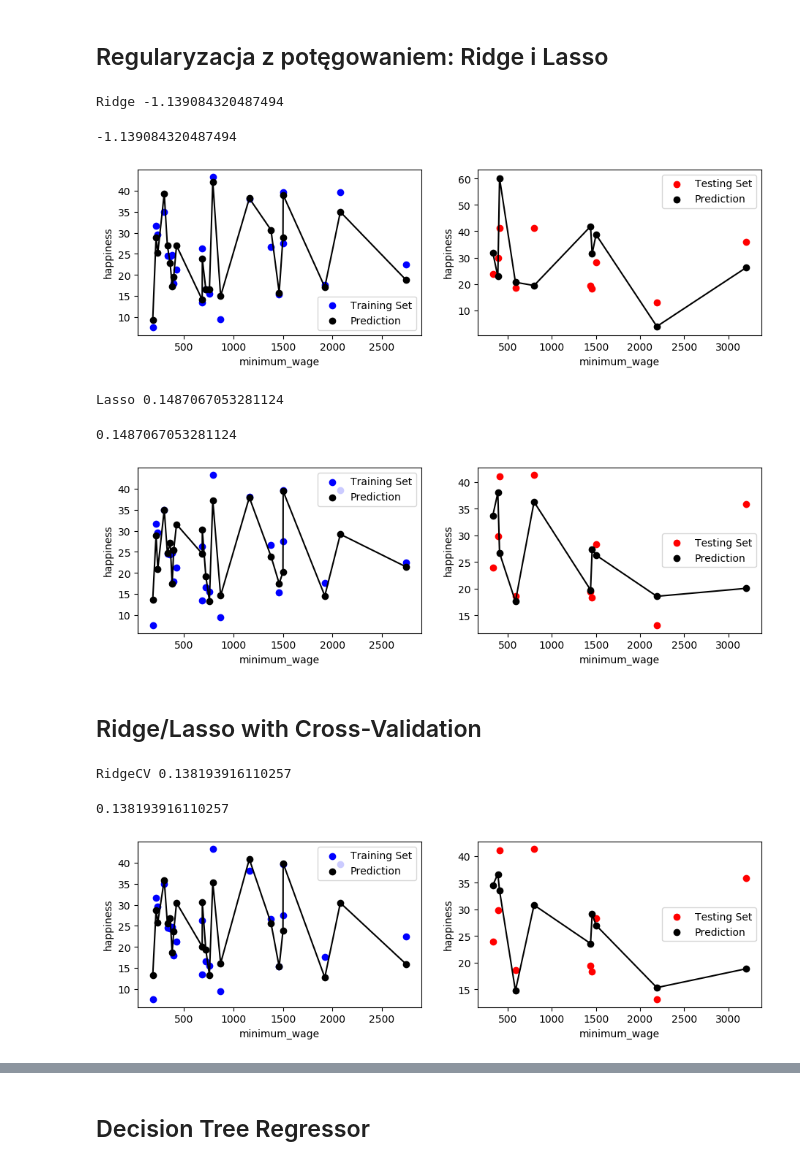
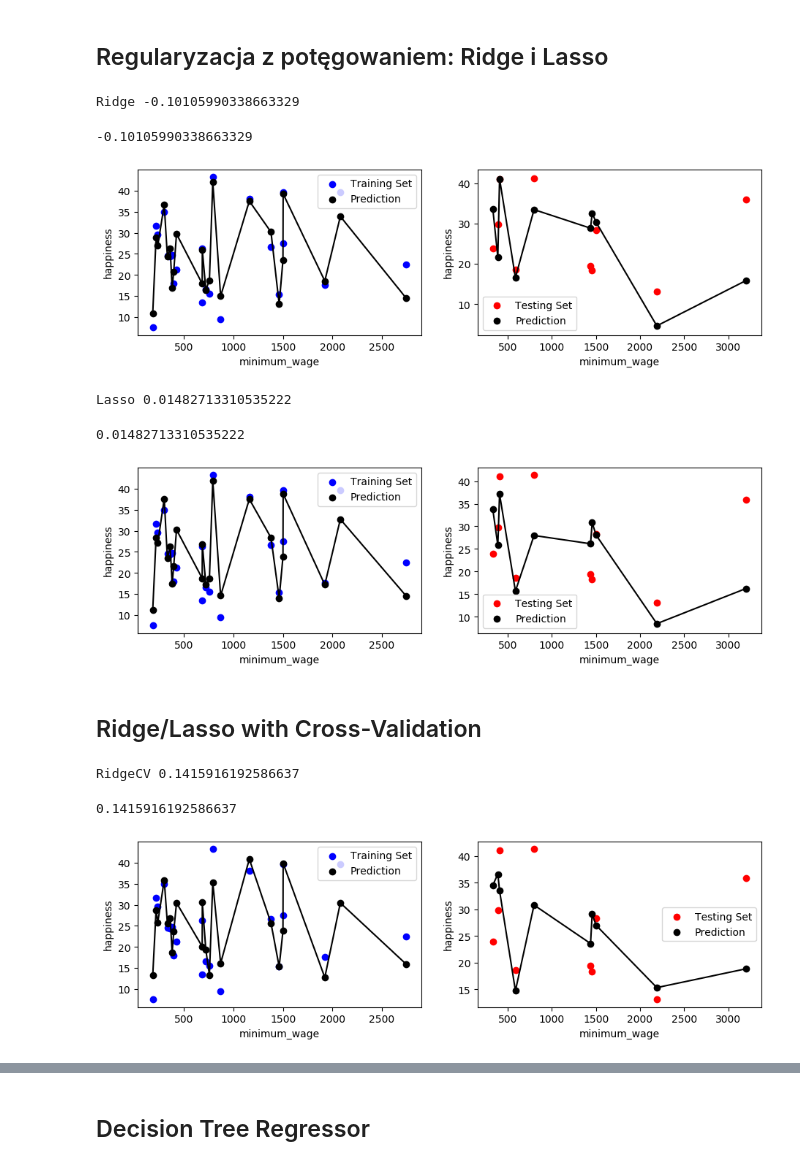
Before and after one commit to McCastles/MED-project, a Jupyter notebook: Regression.ipynb, the cells around one changed output, grey strips where cells are left out. Drawn from its saved outputs; the diff is of its cells as text; code cells hidden in the pictures.

```diff
--- a/Regression.ipynb
+++ b/Regression.ipynb
@@ -65,6 +65,9 @@ X_train, X_test, y_train, y_test = split(df)
 # %% [markdown]
 Tę funkcję będziemy używali do wyznaczania tego, jak dobrze działają różne modele regresji.
 # %%
+from sklearn.metrics import explained_variance_score
+from sklearn.metrics import accuracy_score
+
 def check_regressor(reg_model, X_train, X_test, y_train, y_test, graph=True, verbose=True, tree=False, x_feature = 'minimum_wage'):
 
     reg_model.fit(X_train, y_train)
@@ -72,7 +75,10 @@ def check_regressor(reg_model, X_train, X_test, y_train, y_test, graph=True, ver
     y_dopas = reg_model.predict(X_train)
     y_pred = reg_model.predict(X_test)
 
-    score = reg_model.score(X_test, y_test)
+
+    score = explained_variance_score(y_test, y_pred)
+#     score = accuracy_score(y_test, y_pred)
+#     score = reg_model.score(X_test, y_test)
 
     if verbose:
         print(reg_model.__class__.__name__, score)
@@ -217,19 +223,19 @@ k = 3
 X_train_2 = produce_matrix(X_train, k)
 X_test_2 = produce_matrix(X_test, k)
 # %%
-ridge = Ridge(alpha=0.01)
+ridge = Ridge(alpha=640.1)
 check_regressor(ridge, X_train_2, X_test_2, y_train, y_test, graph=True)
 # %% [output]
-Ridge -1.139084320487494
+Ridge -0.10105990338663329
--1.139084320487494
+-0.10105990338663329
-[figure, old version]
+[figure, new version]
 # %%
-lasso = Lasso(alpha=1000)
+lasso = Lasso(alpha=8.1)
 check_regressor(lasso, X_train_2, X_test_2, y_train, y_test, graph=True)
 # %% [output]
-Lasso 0.1487067053281124
+Lasso 0.01482713310535222
-0.1487067053281124
+0.01482713310535222
-[figure, old version]
+[figure, new version]
 # %% [markdown]
 ## Ridge/Lasso with Cross-Validation
 # %%
@@ -237,8 +243,8 @@ from sklearn.linear_model import LassoCV, RidgeCV
 # %%
 check_regressor(RidgeCV(cv=4), X_train, X_test, y_train, y_test, graph=True)
 # %% [output]
-RidgeCV 0.138193916110257
+RidgeCV 0.1415916192586637
-0.138193916110257
+0.1415916192586637
 [figure]
 # %%
 check_regressor(LassoCV(cv=4), X_train, X_test, y_train, y_test, graph=True)
```
Also changed, not shown: parts of 15 cells of this notebook.
